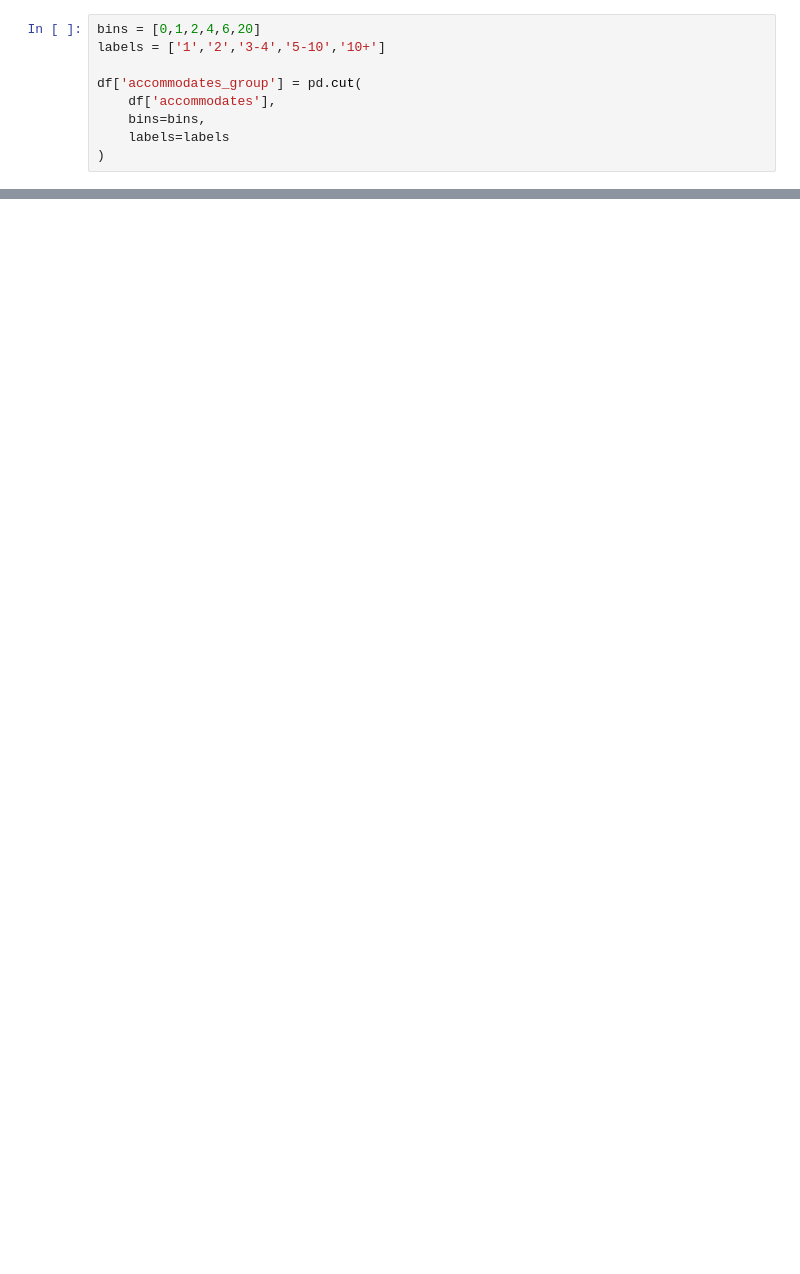
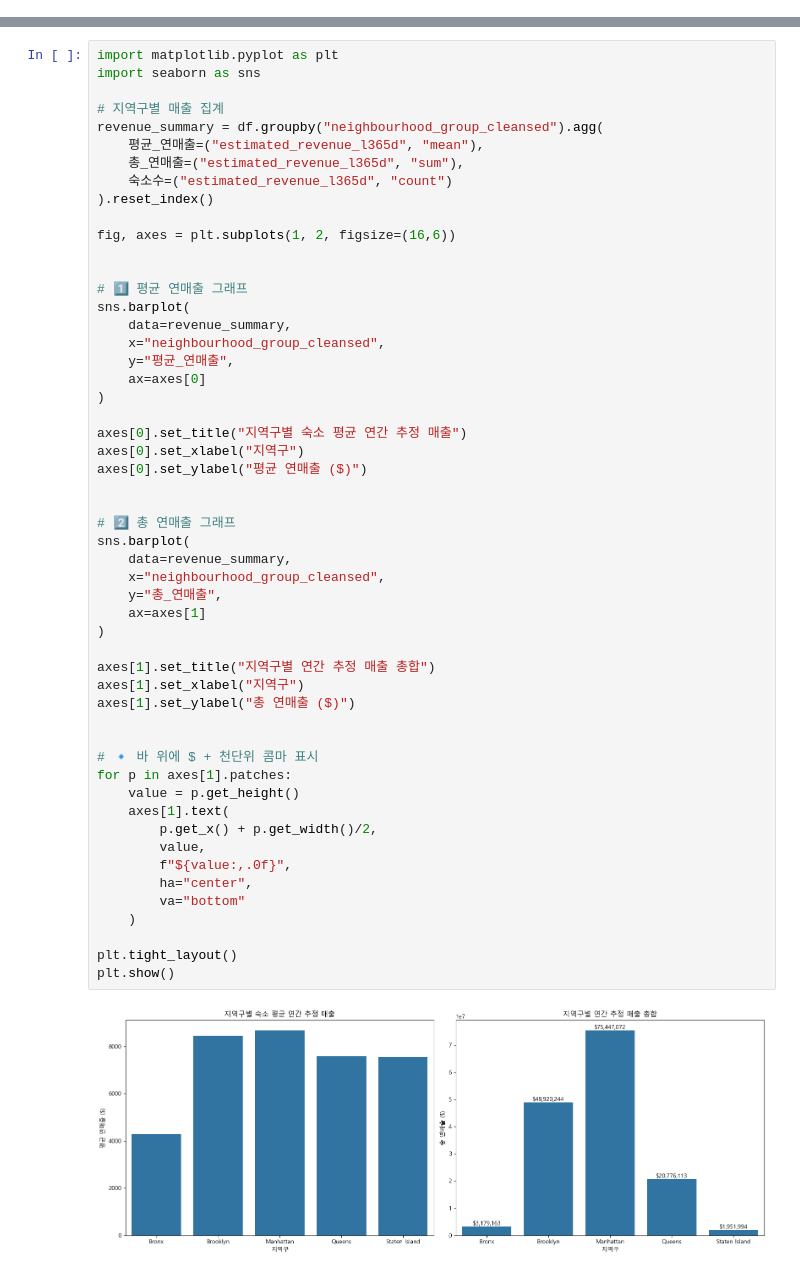
Before and after one commit to motimit/second_project, a Jupyter notebook: 공유/Real_Final_codes.ipynb, the cells around one changed output, grey strips where cells are left out. Cells and saved outputs as stored; diff of their text form; blank space fills up the shorter version.

```diff
--- a/공유/Real_Final_codes.ipynb
+++ b/공유/Real_Final_codes.ipynb
@@ -580,9 +579,0 @@ result
-# %%
-bins = [0,1,2,4,6,20]
-labels = ['1','2','3-4','5-10','10+']
-
-df['accommodates_group'] = pd.cut(
-    df['accommodates'],
-    bins=bins,
-    labels=labels
-)
@@ -612,0 +580,55 @@ segment_counts.sort_values('listing_count', ascending=False)
+# %%
+import matplotlib.pyplot as plt
+import seaborn as sns
+
+# 지역구별 매출 집계
+revenue_summary = df.groupby("neighbourhood_group_cleansed").agg(
+    평균_연매출=("estimated_revenue_l365d", "mean"),
+    총_연매출=("estimated_revenue_l365d", "sum"),
+    숙소수=("estimated_revenue_l365d", "count")
+).reset_index()
+
+fig, axes = plt.subplots(1, 2, figsize=(16,6))
+
+
+# 1️⃣ 평균 연매출 그래프
+sns.barplot(
+    data=revenue_summary,
+    x="neighbourhood_group_cleansed",
+    y="평균_연매출",
+    ax=axes[0]
+)
+
+axes[0].set_title("지역구별 숙소 평균 연간 추정 매출")
+axes[0].set_xlabel("지역구")
+axes[0].set_ylabel("평균 연매출 ($)")
+
+
+# 2️⃣ 총 연매출 그래프
+sns.barplot(
+    data=revenue_summary,
+    x="neighbourhood_group_cleansed",
+    y="총_연매출",
+    ax=axes[1]
+)
+
+axes[1].set_title("지역구별 연간 추정 매출 총합")
+axes[1].set_xlabel("지역구")
+axes[1].set_ylabel("총 연매출 ($)")
+
+
+# 🔹 바 위에 $ + 천단위 콤마 표시
+for p in axes[1].patches:
+    value = p.get_height()
+    axes[1].text(
+        p.get_x() + p.get_width()/2,
+        value,
+        f"${value:,.0f}",
+        ha="center",
+        va="bottom"
+    )
+
+plt.tight_layout()
+plt.show()
+# %% [output]
+[figure, added]
```
Also changed, not shown: parts of 4 cells of this notebook, 1 other file.
